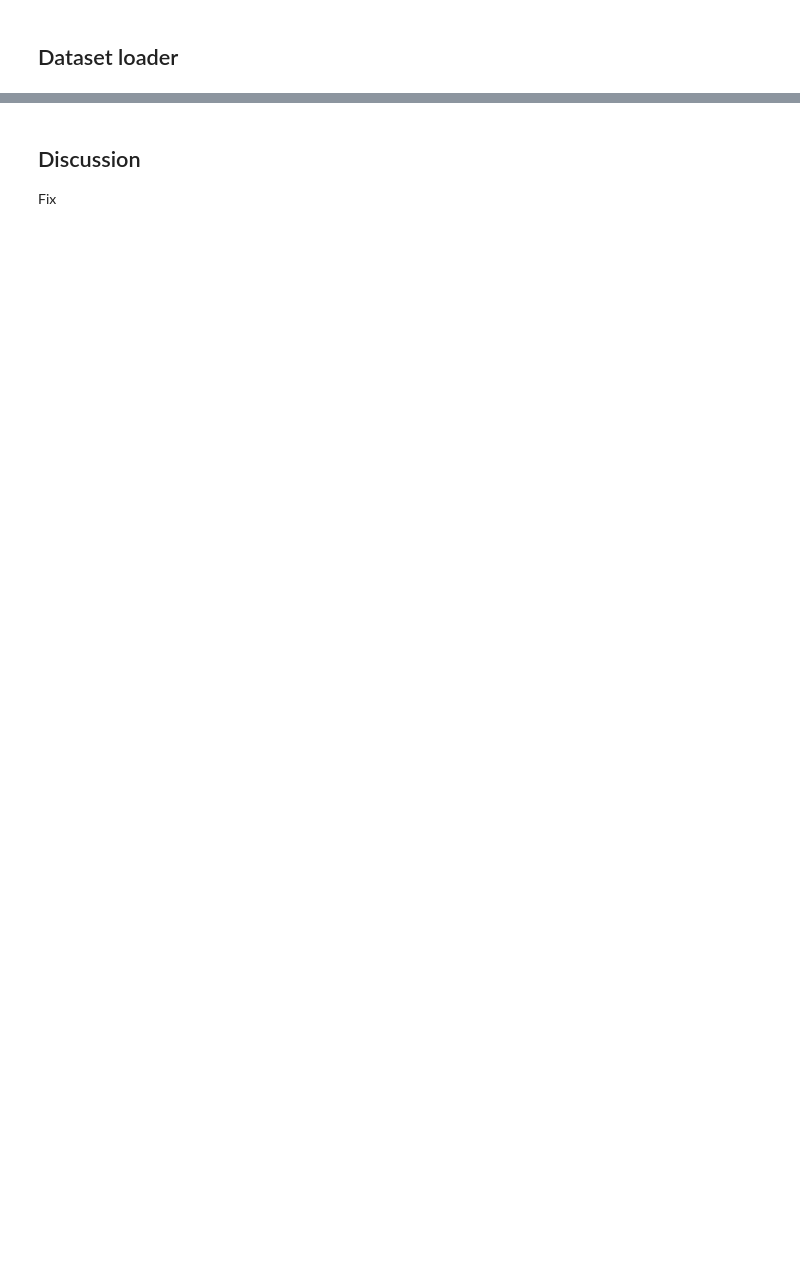
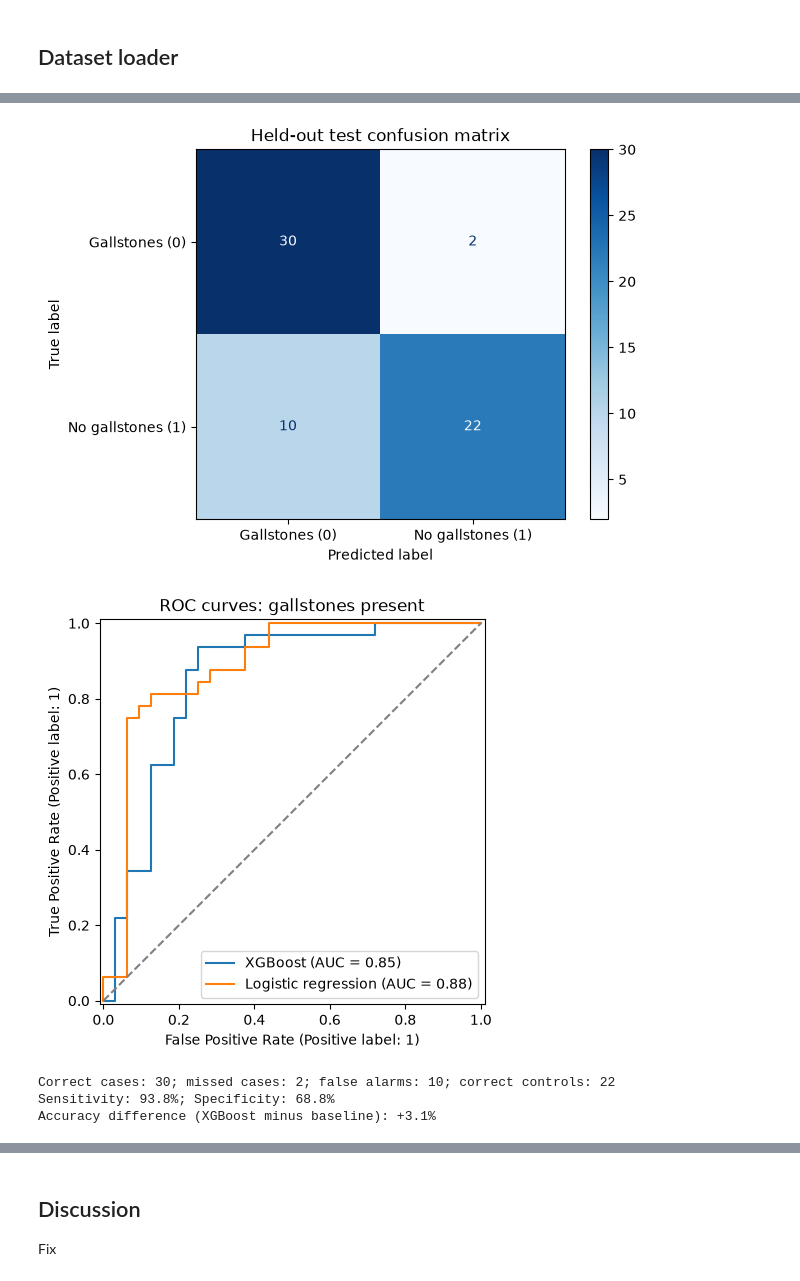
Before and after one commit to xeloyzus/Machine-Learning, a Jupyter notebook: Gallastone_ML.ipynb, the cells around one changed output, grey strips where cells are left out. Drawn from its saved outputs; the diff is of its cells as text; code cells hidden in the pictures; blank space fills up the shorter version.

```diff
--- a/Gallastone_ML.ipynb
+++ b/Gallastone_ML.ipynb
@@ -504,0 +291,21 @@ plt.show()
+# %%
+cv = StratifiedKFold(n_splits=5, shuffle=True, random_state=42)
+scoring = {
+    "accuracy": "accuracy",
+    "sensitivity": make_scorer(recall_score, pos_label=0, zero_division=0),
+    "specificity": make_scorer(recall_score, pos_label=1, zero_division=0),
+    "f1": make_scorer(f1_score, pos_label=0, zero_division=0),
+    "roc_auc": "roc_auc"
+}
+
+# cross_validate automatically fits a fresh model for each fold.
+cv_rows = []
+for name, estimator in models.items():
+    scores = cross_validate(estimator, X_train, y_train, cv=cv,
+                            scoring=scoring, error_score="raise")
+    for metric in scoring:
+        values = scores[f"test_{metric}"]
+        cv_rows.append([name, metric, values.mean(), values.std(ddof=1)])
+
+cv_results = pd.DataFrame(cv_rows, columns=["Model", "Metric", "Mean", "SD"])
+display(cv_results.round(3))
@@ -504,0 +327,30 @@ plt.show()
+# %%
+test_predictions = model.predict(X_test)
+ConfusionMatrixDisplay.from_predictions(
+    y_test, test_predictions, labels=[0, 1],
+    display_labels=["Gallstones (0)", "No gallstones (1)"], cmap="Blues"
+)
+plt.title("Held-out test confusion matrix")
+save_plot("confusion_matrix.png")
+
+fig, ax = plt.subplots(figsize=(6, 5))
+for name, estimator in models.items():
+    RocCurveDisplay.from_predictions(
+        y_test == 0, gallstone_probability(estimator, X_test), name=name, ax=ax
+    )
+ax.plot([0, 1], [0, 1], "--", color="gray")
+ax.set_title("ROC curves: gallstones present")
+save_plot("roc_curves.png")
+
+tp, fn, fp, tn = confusion_matrix(y_test, test_predictions, labels=[0, 1]).ravel()
+print(f"Correct cases: {tp}; missed cases: {fn}; false alarms: {fp}; correct controls: {tn}")
+print(f"Sensitivity: {metrics['sensitivity_gallstones']:.1%}; "
+      f"Specificity: {metrics['specificity_gallstones']:.1%}")
+print(f"Accuracy difference (XGBoost minus baseline): "
+      f"{metrics['accuracy'] - baseline_metrics['accuracy']:+.1%}")
+# %% [output]
+[figure, added]
+[figure, added]
+Correct cases: 30; missed cases: 2; false alarms: 10; correct controls: 22
+Sensitivity: 93.8%; Specificity: 68.8%
+Accuracy difference (XGBoost minus baseline): +3.1%
```
Also changed, not shown: parts of 41 cells of this notebook, 8 other files.
